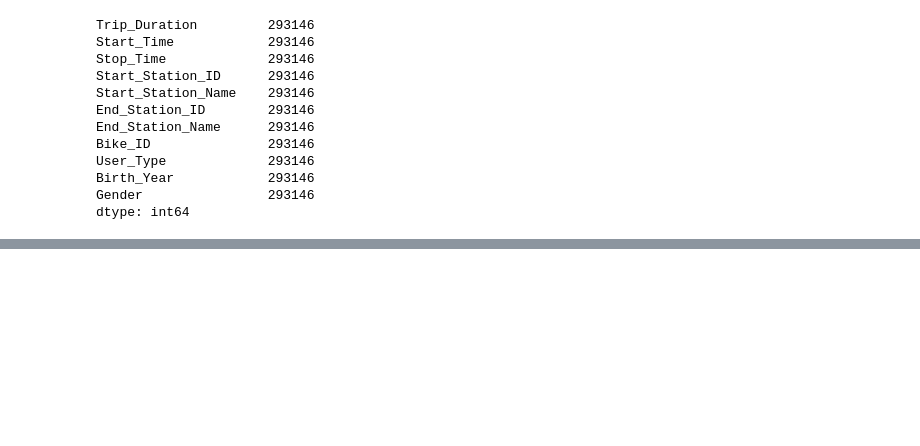
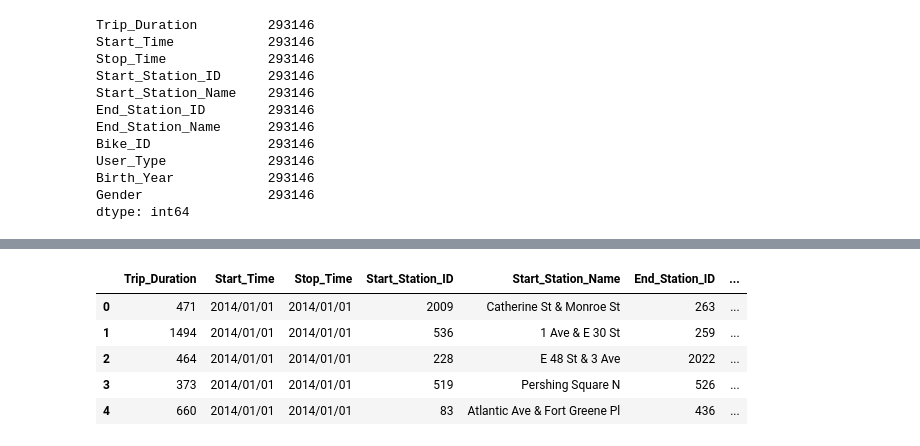
Before and after one commit to marcusmcb/ETL-Project, a Jupyter notebook: 2014_Citibike_Workbook.ipynb, the cells around one changed output, grey strips where cells are left out. Drawn from its saved outputs; the diff is of its cells as text; code cells hidden in the pictures; blank space fills up the shorter version.

```diff
--- a/2014_Citibike_Workbook.ipynb
+++ b/2014_Citibike_Workbook.ipynb
@@ -202,0 +188,9 @@ pd.read_sql_query('select * from citibike_2014', con=engine).head(15)
+# %%
+pd.read_sql_query('select * from citibike_2014', con=engine).head()
+# %% [output]
+|  | Trip_Duration | Start_Time | Stop_Time | Start_Station_ID | Start_Station_Name | End_Station_ID | ... |
+| 0 | 471 | 2014/01/01 | 2014/01/01 | 2009 | Catherine St & Monroe St | 263 | ... |
+| 1 | 1494 | 2014/01/01 | 2014/01/01 | 536 | 1 Ave & E 30 St | 259 | ... |
+| 2 | 464 | 2014/01/01 | 2014/01/01 | 228 | E 48 St & 3 Ave | 2022 | ... |
+| 3 | 373 | 2014/01/01 | 2014/01/01 | 519 | Pershing Square N | 526 | ... |
+| 4 | 660 | 2014/01/01 | 2014/01/01 | 83 | Atlantic Ave & Fort Greene Pl | 436 | ... |
```
Also changed, not shown: parts of 10 cells of this notebook, 1 other file.
